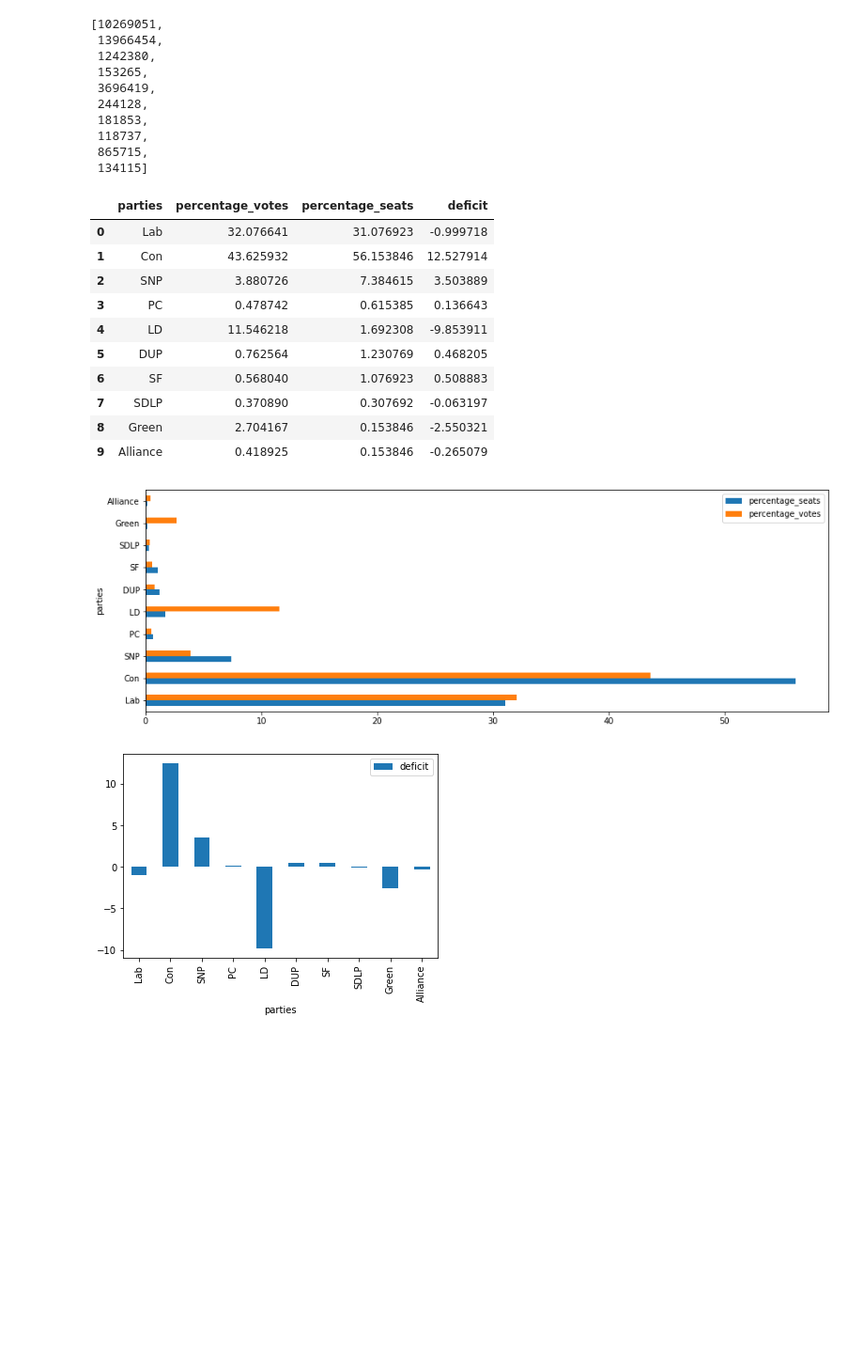
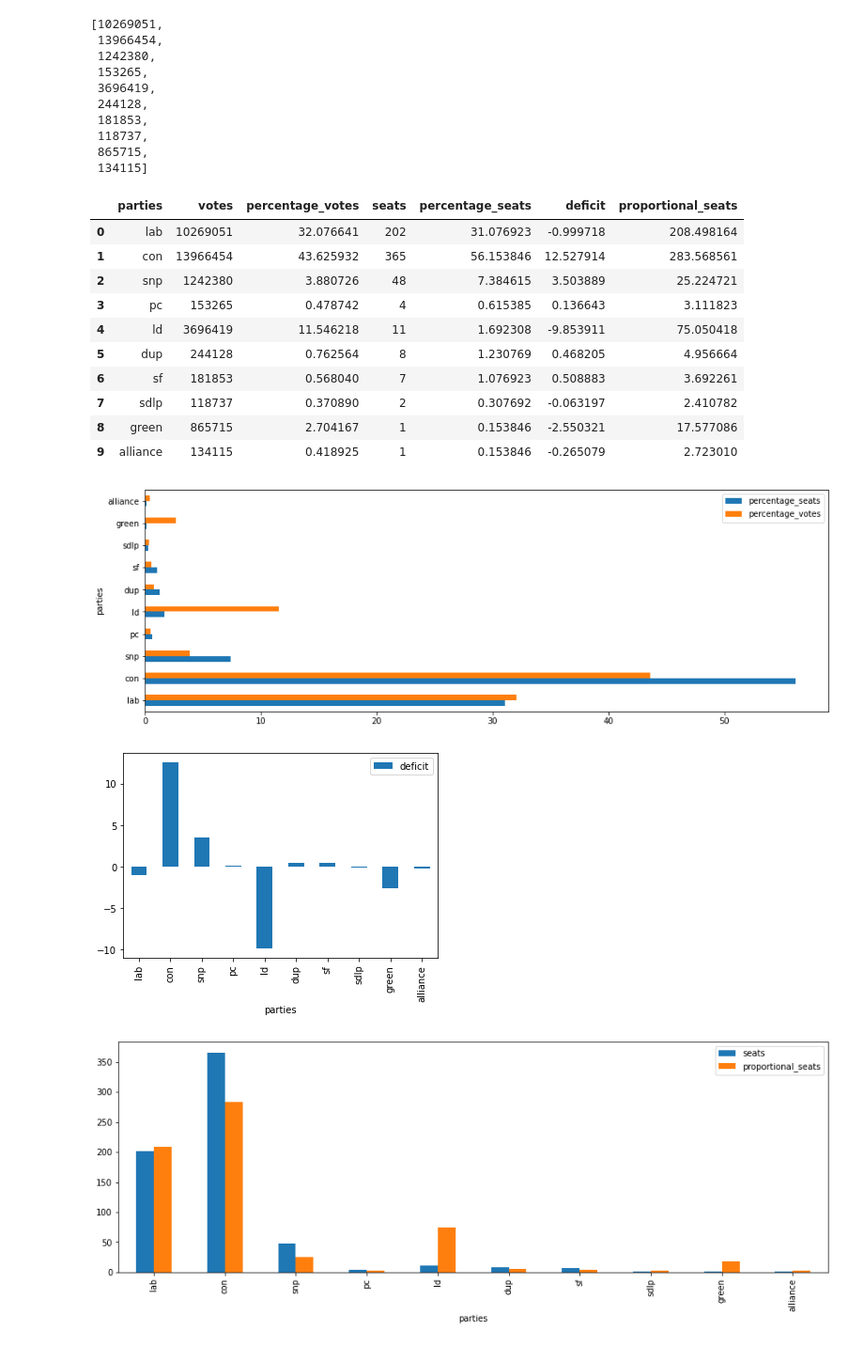
Before and after one commit to alanjones2/Alan-Jones-article-code, a Jupyter notebook: sqlpandas/sqlpandasdf.ipynb, the cells around one changed output. Shown: that part at 94% size. Cells and saved outputs as stored; diff of their text form; code cells hidden in the pictures; blank space fills up the shorter version.

```diff
--- a/sqlpandas/sqlpandasdf.ipynb
+++ b/sqlpandas/sqlpandasdf.ipynb
@@ -22,5 +22,5 @@ election_df['first_party'][0:4]
 Name: first_party, dtype: object
 # %%
-partiesdf = election_df['first_party'].unique()
-partiesdf
+parties = election_df['first_party'].unique()
+parties
 # %% [output]
@@ -74,6 +74,6 @@ partyWinsdf
 [202, 365, 48, 4, 11, 8, 7, 2, 1, 1, 1]
 # %%
-partyWinsdf = [len(election_df[election_df['first_party']==i]) for i in partiesdf]
-print(partiesdf)
-partyWinsdf
+partywins = [len(election_df[election_df['first_party']==i]) for i in parties]
+print(parties)
+partywins
 # %% [output]
@@ -103,14 +104,15 @@ Index(['Unnamed: 0', 'ons_id', 'result', 'first_party', 'second_party',
       dtype='object')
 # %%
-parties = list(partiesdf)
-parties.remove('Spk')
-seats = list(partyWinsdf)[:-1]
+parties = list(parties)
+parties.pop(9)
+seats = list(partywins)
+seats.pop(9)
 print(seats)
 
 total_votes=election_df['valid_votes'].sum()
 
 print(total_votes)
-total_votes_party = [election_df[i.lower()].sum(axis=0) for i in parties]
+total_votes_party = [election_df[i].sum(axis=0) for i in parties]
 total_votes_party
 # %% [output]
 [202, 365, 48, 4, 11, 8, 7, 2, 1, 1]
@@ -126,31 +128,34 @@ total_votes_party
  865715,
  134115]
 # %%
-sharedf = pd.DataFrame()
-sharedf['parties'] = parties
-share = [ total_votes_party[i]/total_votes*100 for i in range(0,len(total_votes_party))]
+#share = [ total_votes_party[i]/total_votes*100 for i in range(0,len(total_votes_party))]
 
-sharedf['percentage_votes'] = total_votes_party
-sharedf['percentage_votes']=sharedf['percentage_votes']/total_votes*100
-sharedf['percentage_seats'] = seats
-sharedf['percentage_seats']=sharedf['percentage_seats']/650*100
-sharedf['deficit']=sharedf['percentage_seats']-sharedf['percentage_votes']
+share_df = pd.DataFrame()
+share_df['parties'] = parties
+share_df['votes'] = total_votes_party
+share_df['percentage_votes']=share_df['votes']/total_votes*100
+share_df['seats'] = seats
+share_df['percentage_seats']=share_df['seats']/650*100
+share_df['deficit']=share_df['percentage_seats']-share_df['percentage_votes']
+share_df['proportional_seats']=share_df['percentage_votes']/100*650
 
-sharedf.plot.barh(x='parties',y=['percentage_seats','percentage_votes'],figsize=(15,5))
-sharedf.plot.bar(x='parties',y='deficit')
+share_df.plot.barh(x='parties',y=['percentage_seats','percentage_votes'],figsize=(15,5))
+share_df.plot.bar(x='parties',y='deficit')
+share_df.plot.bar(x='parties',y=['seats','proportional_seats'],figsize=(15,5))
 
-sharedf
+share_df
 # %% [output]
-|  | parties | percentage_votes | percentage_seats | deficit |
-| 0 | Lab | 32.076641 | 31.076923 | -0.999718 |
-| 1 | Con | 43.625932 | 56.153846 | 12.527914 |
-| 2 | SNP | 3.880726 | 7.384615 | 3.503889 |
-| 3 | PC | 0.478742 | 0.615385 | 0.136643 |
-| 4 | LD | 11.546218 | 1.692308 | -9.853911 |
-| 5 | DUP | 0.762564 | 1.230769 | 0.468205 |
-| 6 | SF | 0.568040 | 1.076923 | 0.508883 |
-| 7 | SDLP | 0.370890 | 0.307692 | -0.063197 |
-| 8 | Green | 2.704167 | 0.153846 | -2.550321 |
-| 9 | Alliance | 0.418925 | 0.153846 | -0.265079 |
+|  | parties | votes | percentage_votes | seats | percentage_seats | deficit | proportional_seats |
+| 0 | lab | 10269051 | 32.076641 | 202 | 31.076923 | -0.999718 | 208.498164 |
+| 1 | con | 13966454 | 43.625932 | 365 | 56.153846 | 12.527914 | 283.568561 |
+| 2 | snp | 1242380 | 3.880726 | 48 | 7.384615 | 3.503889 | 25.224721 |
+| 3 | pc | 153265 | 0.478742 | 4 | 0.615385 | 0.136643 | 3.111823 |
+| 4 | ld | 3696419 | 11.546218 | 11 | 1.692308 | -9.853911 | 75.050418 |
+| 5 | dup | 244128 | 0.762564 | 8 | 1.230769 | 0.468205 | 4.956664 |
+| 6 | sf | 181853 | 0.568040 | 7 | 1.076923 | 0.508883 | 3.692261 |
+| 7 | sdlp | 118737 | 0.370890 | 2 | 0.307692 | -0.063197 | 2.410782 |
+| 8 | green | 865715 | 2.704167 | 1 | 0.153846 | -2.550321 | 17.577086 |
+| 9 | alliance | 134115 | 0.418925 | 1 | 0.153846 | -0.265079 | 2.723010 |
-[figure, old version]
+[figure, new version]
-[figure, old version]
+[figure, new version]
+[figure, added]
```
Also changed, not shown: parts of 14 cells of this notebook, 5 other files.
